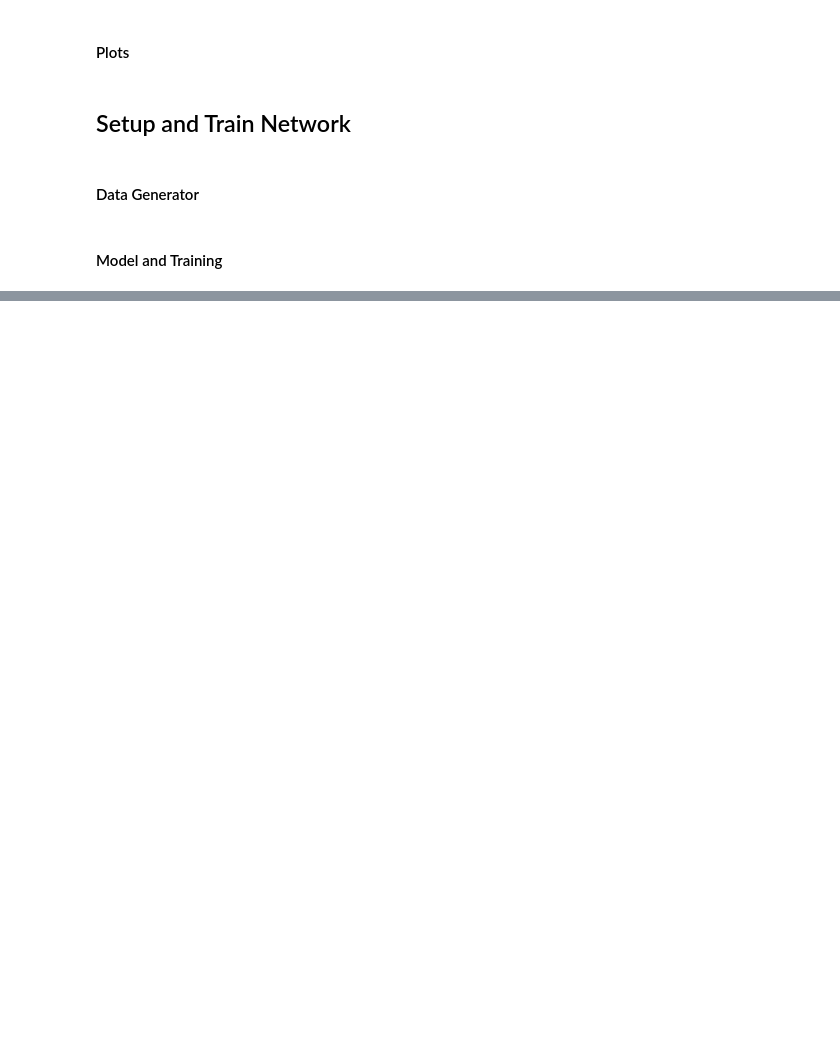
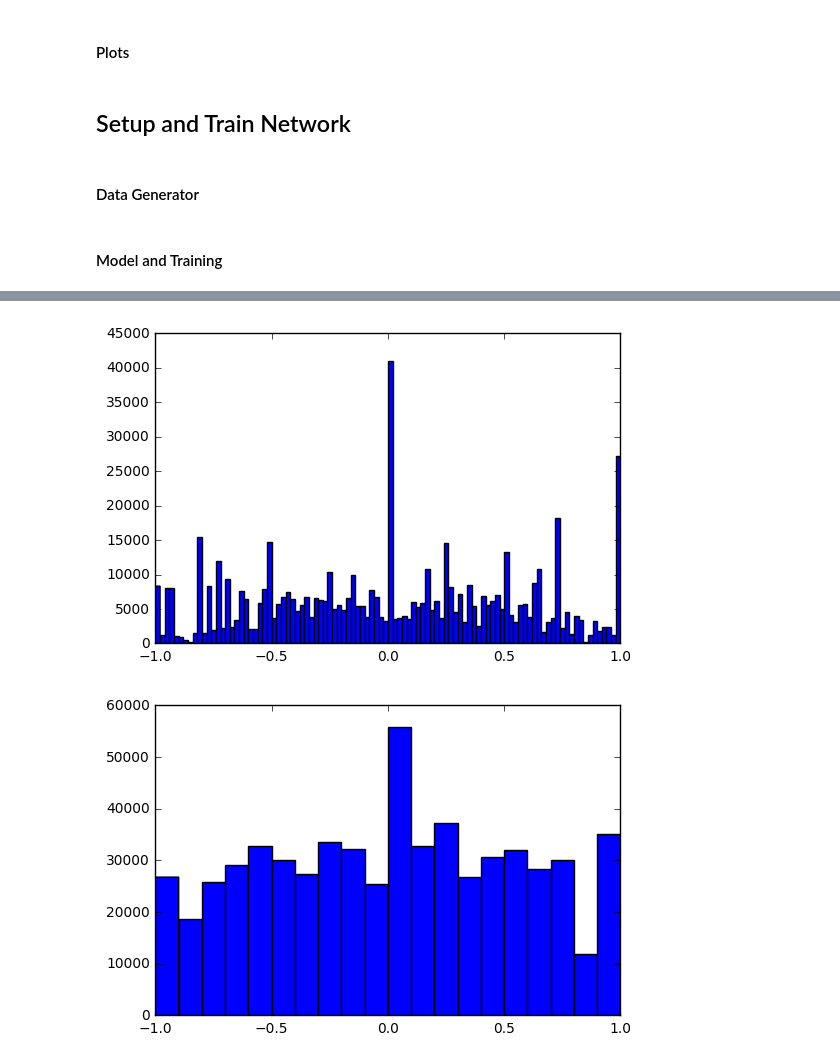
Before and after one commit to k26dr/behavioral_cloning, a Jupyter notebook: Behavioral Cloning.ipynb, the cells around one changed output, grey strips where cells are left out. Cells and saved outputs as stored; diff of their text form; code cells hidden in the pictures; blank space fills up the shorter version.

Commit message:
final working model

```diff
--- a/Behavioral Cloning.ipynb
+++ b/Behavioral Cloning.ipynb
@@ -171,47 +164,48 @@ model = Sequential()
 
 model.add(Lambda(lambda x: x / 255 - 0.5, input_shape=(66, 200, 3)))
 
-model.add(Convolution2D(24, 5, 5, subsample=(2,2)))
+model.add(Convolution2D(24, 5, 5, subsample=(2,2), init='he_normal'))
 model.add(Activation('relu'))
 
-model.add(Convolution2D(36, 5, 5, subsample=(2,2)))
+model.add(Convolution2D(36, 5, 5, subsample=(2,2), init='he_normal'))
 model.add(Activation('relu'))
 
-model.add(Convolution2D(48, 5, 5, subsample=(2,2)))
+model.add(Convolution2D(48, 5, 5, subsample=(2,2), init='he_normal'))
 model.add(Activation('relu'))
 
-model.add(Convolution2D(64, 3, 3))
+model.add(Convolution2D(64, 3, 3, init='he_normal'))
 model.add(Activation('relu'))
 
-model.add(Convolution2D(64, 3, 3))
+model.add(Convolution2D(64, 3, 3, init='he_normal'))
 model.add(Activation('relu'))
 model.add(Dropout(flags['dropout']))
 
 model.add(Flatten())
-model.add(Dense(1164))
+model.add(Dense(1164, init='he_normal'))
 model.add(Activation('relu'))
 model.add(Dropout(flags['dropout']))
 
-model.add(Dense(100))
+model.add(Dense(100, init='he_normal'))
 model.add(Activation('relu'))
 model.add(Dropout(flags['dropout']))
 
-model.add(Dense(50))
+model.add(Dense(50, init='he_normal'))
 model.add(Activation('relu'))
 model.add(Dropout(flags['dropout']))
 
-model.add(Dense(10))
+model.add(Dense(10, init='he_normal'))
 model.add(Activation('relu'))
 model.add(Dropout(flags['dropout']))
 
-model.add(Dense(1))
+model.add(Dense(1, init='he_normal'))
 # %%
 if flags['train_model']:
     start = time.time()
+    steering_values = []
     adam = Adam()
     model.compile(loss='mse', optimizer=adam)
-    model.fit_generator(train_generator(df_udacity, distribution='uniform'), samples_per_epoch=16000,
-                        nb_epoch=3, validation_data=train_generator(df_udacity, distribution='uniform'), nb_val_samples=3968)
+    model.fit_generator(train_generator(df_udacity), samples_per_epoch=32000,
+                        nb_epoch=10, validation_data=train_generator(df_udacity), nb_val_samples=7936)
     model.save('model.h5')
     end = time.time()
     print("Training Time (s)", end - start)
@@ -225,0 +230,8 @@ Training Time (s) 130.39015173912048
+# %%
+plt.hist(steering_values, bins=100)
+plt.figure()
+plt.hist(steering_values, bins=20)
+pass
+# %% [output]
+[figure, added]
+[figure, added]
```
Also changed, not shown: parts of 6 cells of this notebook.
